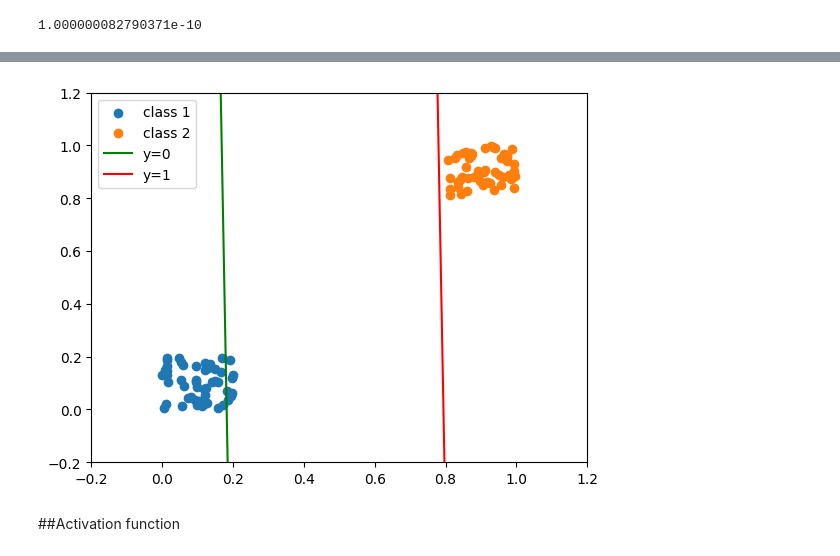
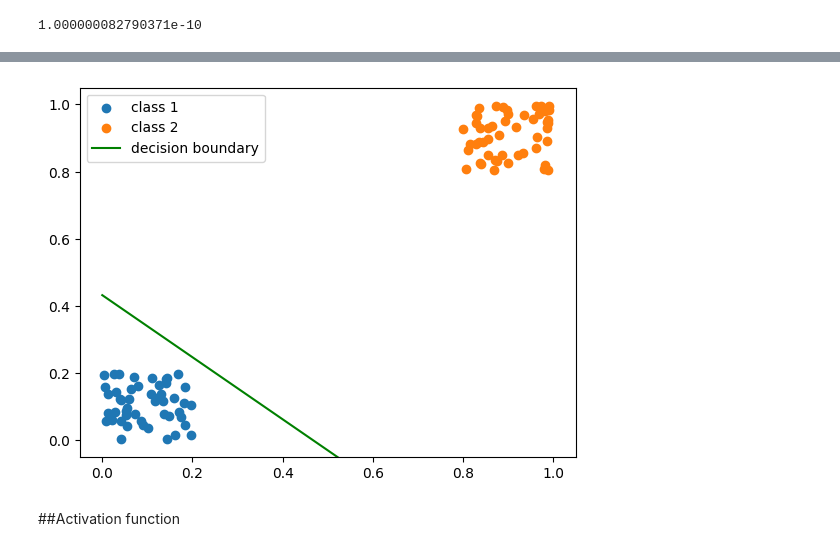
Before and after one commit to leonyangucl/2023fyp, a Jupyter notebook: CNN.ipynb, the cells around one changed output, grey strips where cells are left out. Cells and saved outputs as stored; diff of their text form; code cells hidden in the pictures.

```diff
--- a/CNN.ipynb
+++ b/CNN.ipynb
@@ -138,5 +138,5 @@ model_example = Sequential([
 
 model_example.compile(loss='binary_crossentropy', optimizer='adam', metrics=['accuracy'])
 
-model_example.fit(X, Y, epochs=100)
+model_example.fit(X, Y, epochs=200)
 # %% [output]
@@ -196,20 +163,22 @@ plt.show()
 # %%
 plt.scatter(X[0:50,0],X[0:50,1],label='class 1')
 plt.scatter(X[50:100,0],X[50:100,1],label='class 2')
 
-x = np.linspace(0,1,10)
+x1 = np.linspace(0,1,10)
+x2 = -(weights[0][0]*x1 + weights[1])/weights[0][1]
 
 #weights[0][0]*x + weights[0][1]*x2 + weights[1]=0
 
-plt.plot(x,(- weights[0][0]*x  - weights[1])/weights[0][1],color='green',label='y=0')
-plt.plot(x,(1 - weights[0][0]*x  - weights[1])/weights[0][1],color='red',label='y=1')
 
-plt.xlim(-0.2,1.2)
-plt.ylim(-0.2,1.2)
+plt.plot(x1,x2,color='green',label='decision boundary')
+
+
+plt.xlim(-0.05,1.05)
+plt.ylim(-0.05,1.05)
 plt.legend()
 plt.show()
 # %% [output]
-[figure, old version]
+[figure, new version]
 # %% [markdown]
 ##Activation function
 # %% [markdown]
```
Also changed, not shown: parts of 4 cells of this notebook.
